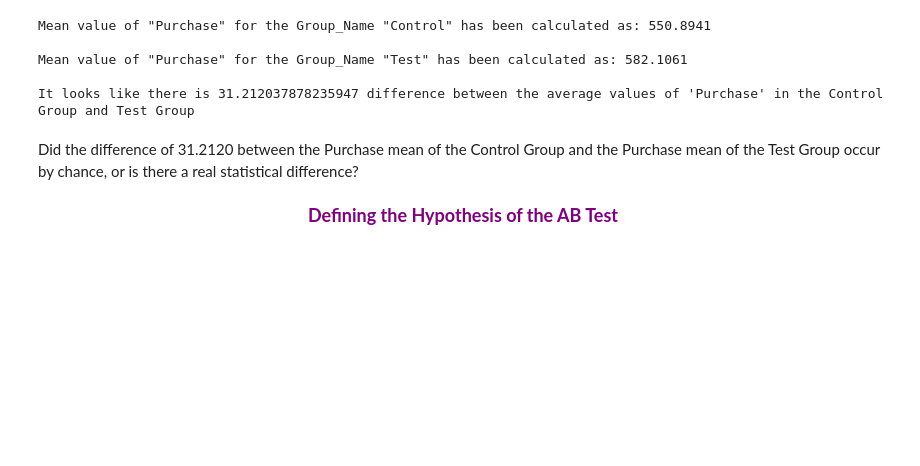
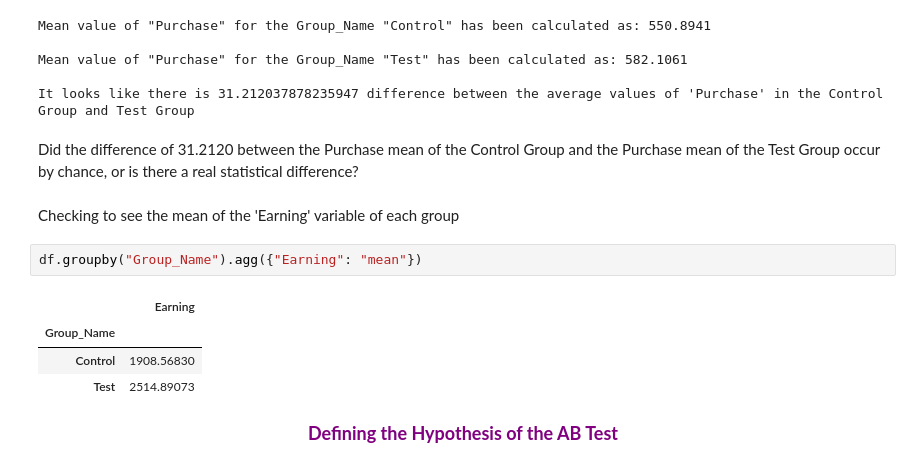
Before and after one commit to dilekdd/A-B-Testing-Case-Study, a Jupyter notebook: a-b-testing-case-study.ipynb, the cells around one changed output. Drawn from its saved outputs; the diff is of its cells as text; blank space fills up the shorter version.

```diff
--- a/a-b-testing-case-study.ipynb
+++ b/a-b-testing-case-study.ipynb
@@ -198,6 +198,15 @@ Mean value of "Purchase" for the Group_Name "Test" has been calculated as: 582.1
 It looks like there is 31.212037878235947 difference between the average values of 'Purchase' in the Control Group and Test Group
 # %% [markdown]
 Did the difference of 31.2120 between the Purchase mean of the Control Group and the Purchase mean of the Test Group occur by chance, or is there a real statistical difference?
+# %% [markdown]
+Checking to see the mean of the 'Earning' variable of each group
+# %%
+df.groupby("Group_Name").agg({"Earning": "mean"})
+# %% [output]
+|  | Earning |
+| Group_Name |  |
+| Control | 1908.56830 |
+| Test | 2514.89073 |
 # %% [markdown]
 <div style="text-align: center; font-size: 18px; font-weight: bold; color: purple;">
     Defining the Hypothesis of the AB Test
```
